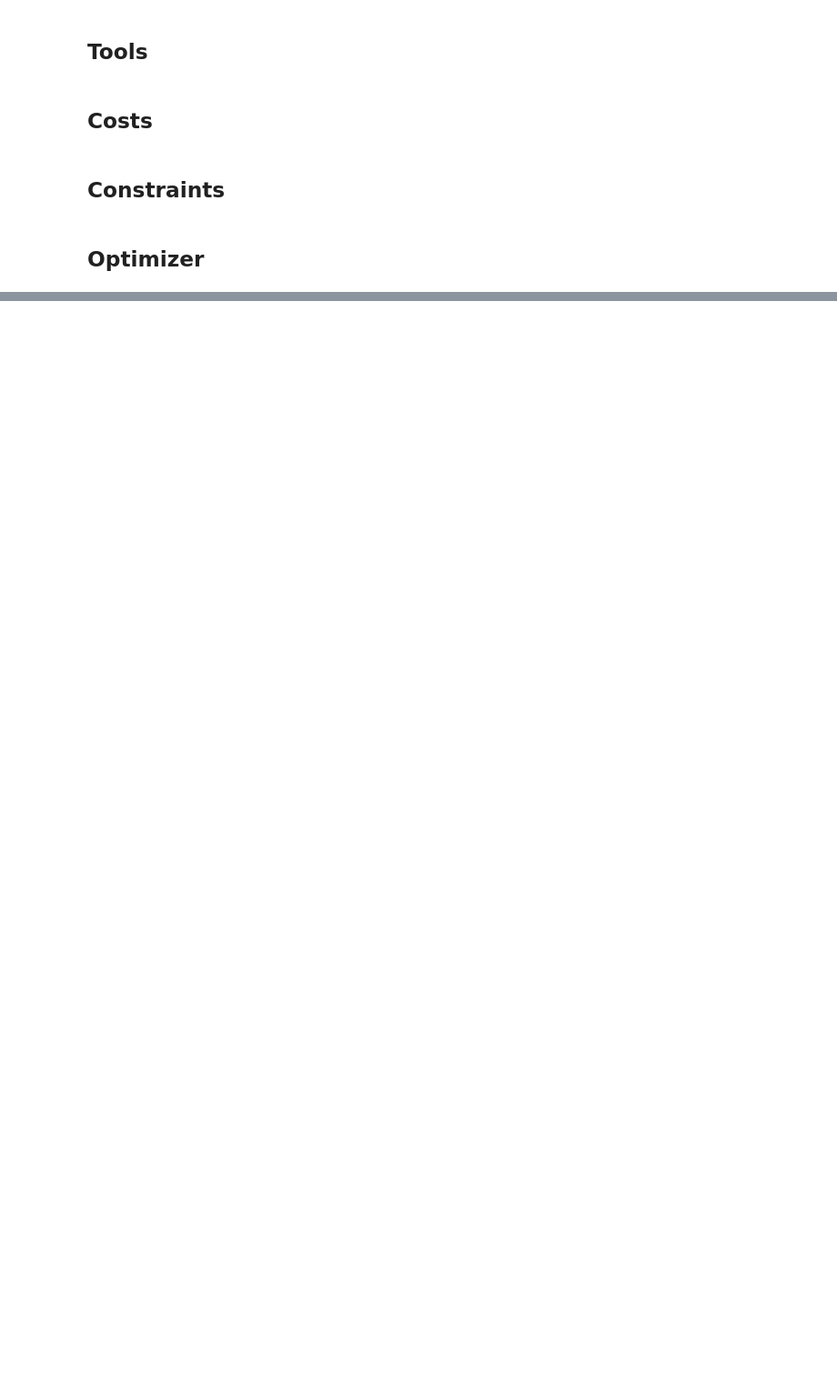
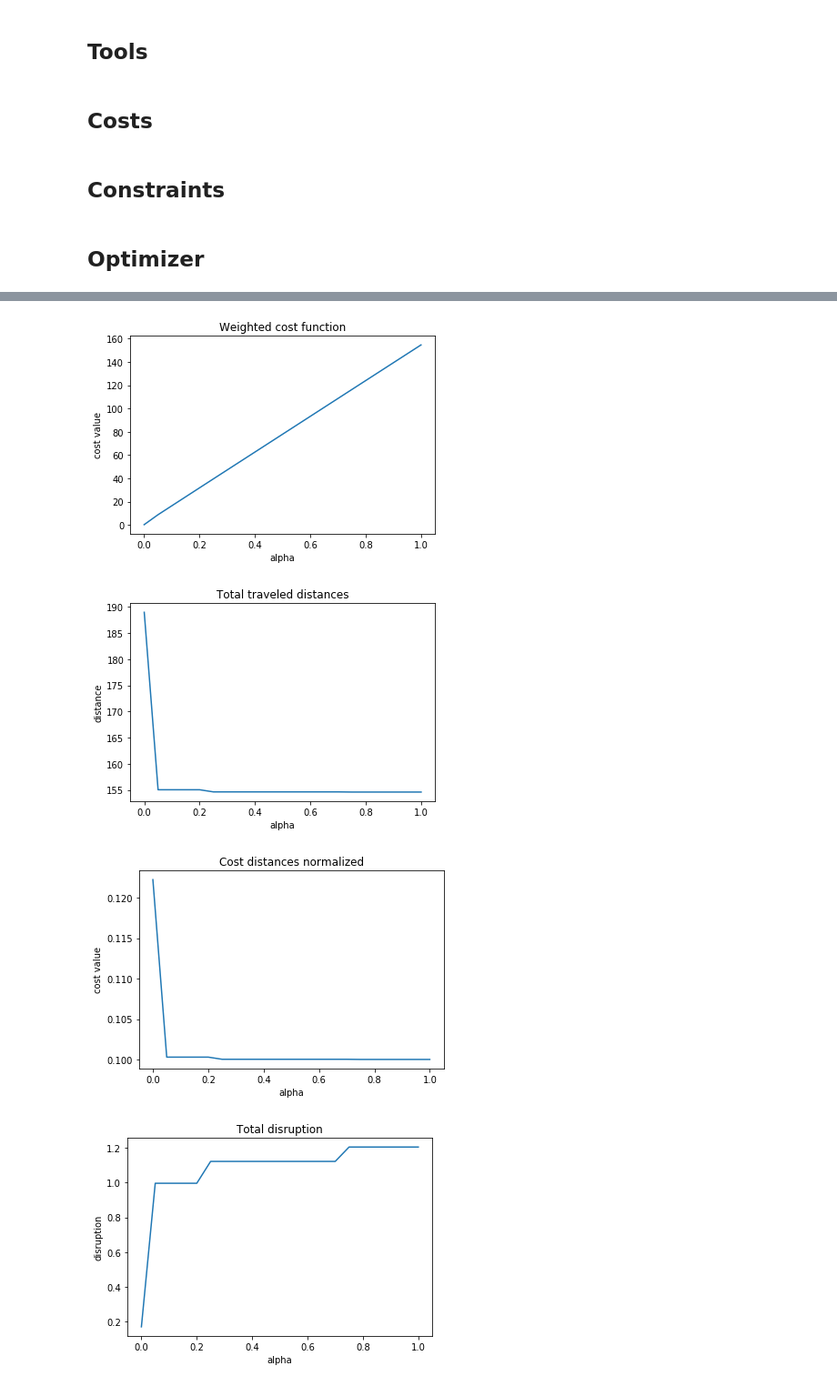
Before and after one commit to paulasquin/decision-modeling, a Jupyter notebook: decision_modelling.ipynb, the cells around one changed output, grey strips where cells are left out. Shown: that part at 91% size. Saved outputs shown, nothing was run; the diff lists cells and outputs as text; code cells hidden in the pictures; blank space fills up the shorter version.

Commit message:
implement partial allocation and add more doc. End of code :rocket: :tada:

```diff
--- a/decision_modelling.ipynb
+++ b/decision_modelling.ipynb
@@ -16,6 +22,11 @@ INDEX_VALUES_DATASET_PATH = "index_values.csv"
 INITIAL_DISTRIBUTION_DATASET_PATH = "initial_distribution.txt"
 N_SELLERS = 4
 N_BRICKS = 22
+
+MAX_IMBALANCE_WORKLOAD = 1.2
+MIN_IMBALANCE_WORKLOAD = 0.8
+
+PARTIAL = False
 # %% [markdown]
 # Dataset loader
 # %%
@@ -429,6 +426,9 @@ class Interface:
 
 
     def optimize(self, alpha=0.5):
+        """ Run optimization using Scipy implementation
+        :param alpha: float default=0.5, weight to put on the distance cost regarding disruption cost
+        """
 
         self.fun = self.coster.general_cost_function(alpha)
         les_x0 = self.les_x_test
@@ -436,18 +436,27 @@ class Interface:
         self.sol = Tools.reshape(np.where(res.x > 0.5, 1, 0))
         return self.sol
 
-    def optimize_pulp(self, alpha=0.5, verbose=True):
+    def optimize_pulp(self, alpha=0.5, partial=False, verbose=True):
+        """ Run optimization using pulp sover
+        :param alpha: float default=0.5, weight to put on the distance cost regarding disruption cost
+        :param partial: boolean, default=False, set to true if you want to allow partial brick assignment
+        :param verbose: boolean, default=True, display the solver state
+        :return sol: np.matrix, solution of the optimizer, also written in self.sol attribute
+
+        """
         if verbose:
             print("Optimizing with alpha=", alpha)
-        self.fun = self.coster.general_cost_function(alpha)
+
+        self.fun = self.coster.general_cost_function(alpha=alpha, partial=partial)
         les_x0 = self.les_x_test
-        sol = self.optimizer.minimize_pulp(self.fun, les_x0, verbose)
+        sol = self.optimizer.minimize_pulp(self.fun, les_x0, partial=partial, verbose=verbose)
         self.sol = sol
+        self.partial = partial
         return self.sol
 
     def print_results(self):
-        print("\nRandom x")
-        print(self.les_x_test)
+        """ Print results of optimization and interesting values, such as total traveled distances,
+        before and after optimization"""
 
         print("\nOriginal x")
         print(self.coster.les_a)
@@ -455,30 +464,40 @@ class Interface:
         print("\nComputed result")
 
         print(self.sol)
+        if self.partial:
+            print("rounded solution:")
+            print(np.round(self.sol, 2))
+
 
         print("\n== Constraint test ==")
 
         print("Check imbalance workload")
-        print(self.constrainer.const_imbalance_workload(self.sol))
+        print("From", self.constrainer.const_imbalance_workload(self.coster.les_a))
+        print("To  ", self.constrainer.const_imbalance_workload(self.sol))
 
         print("\n== Cost test ==")
         print("\n>Total distances")
-        print(self.coster.cost_distance(self.sol, normalized=False))
+        print("From", self.coster.cost_distance(self.coster.les_a, normalized=False))
+        print("To  ", self.coster.cost_distance(self.sol, normalized=False))
 
         print("\n>Total disruption")
-        print(self.coster.cost_disruption(self.sol, normalized=False))
+        print("From", self.coster.cost_disruption(self.coster.les_a, normalized=False))
+        print("To  ", self.coster.cost_disruption(self.sol, normalized=False))
 
         print("\n>Alpha weighted normalized cost function")
         print(self.fun(self.sol))
         print("\n")
 
     def draw_optimize(self, pulp=True):
+        """ Draw plots to understand the evolutions of optimizer when looking at alpha values"""
 
         print("Draw cost functions values regarding to alpha")
 
         les_alpha = []
         les_disruption = []
+        les_disruption_normalized = []
         les_distance = []
+        les_distance_normalized = []
         les_cost_weighted = []
 
         step = 0.05
@@ -491,8 +510,10 @@ class Interface:
             else:
                 sol = self.optimize(alpha)
 
-            les_distance.append(self.coster.cost_distance(sol))
-            les_disruption.append(self.coster.cost_disruption(sol))
+            les_distance_normalized.append(self.coster.cost_distance(sol, normalized=True))
+            les_distance.append(self.coster.cost_distance(sol, normalized=False))
+            les_disruption_normalized.append(self.coster.cost_disruption(sol, normalized=True))
+            les_disruption.append(self.coster.cost_disruption(sol, normalized=False))
             les_cost_weighted.append(self.fun(sol))
 
         plt.figure()
@@ -502,16 +523,28 @@ class Interface:
         plt.ylabel("cost value")
 
         plt.figure()
-        plt.title("Cost distances")
+        plt.title("Total traveled distances")
         plt.xlabel("alpha")
-        plt.ylabel("cost value")
+        plt.ylabel("distance")
         plt.plot(les_alpha, les_distance)
 
         plt.figure()
-        plt.title("Cost disruption")
+        plt.title("Cost distances normalized")
         plt.xlabel("alpha")
         plt.ylabel("cost value")
+        plt.plot(les_alpha, les_distance_normalized)
+
+        plt.figure()
+        plt.title("Total disruption")
+        plt.xlabel("alpha")
+        plt.ylabel("disruption")
         plt.plot(les_alpha, les_disruption)
+
+        plt.figure()
+        plt.title("Cost disruption normalized")
+        plt.xlabel("alpha")
+        plt.ylabel("cost value")
+        plt.plot(les_alpha, les_disruption_normalized)
 
         plt.show()
 
@@ -519,7 +552,7 @@ class Interface:
 
 interfacer = Interface()
 # interfacer.test_cost_distance()
-# # interfacer.test_cost_imbalance_worload()
+# interfacer.test_cost_imbalance_worload()
 # interfacer.test_cost_distruption()
 
 # interfacer.test_const_imbalance_workload()
@@ -529,6 +562,7 @@ interfacer = Interface()
 # interfacer.print_results()
 # interfacer.draw_optimize()
 
-interfacer.optimize_pulp()
+interfacer.optimize_pulp(partial=PARTIAL)
 interfacer.print_results()
 interfacer.draw_optimize()
+# %% [output]
@@ -534,0 +586,4 @@ interfacer.draw_optimize()
+[figure, added]
+[figure, added]
+[figure, added]
+[figure, added]
```
Also changed, not shown: parts of 8 cells of this notebook.
